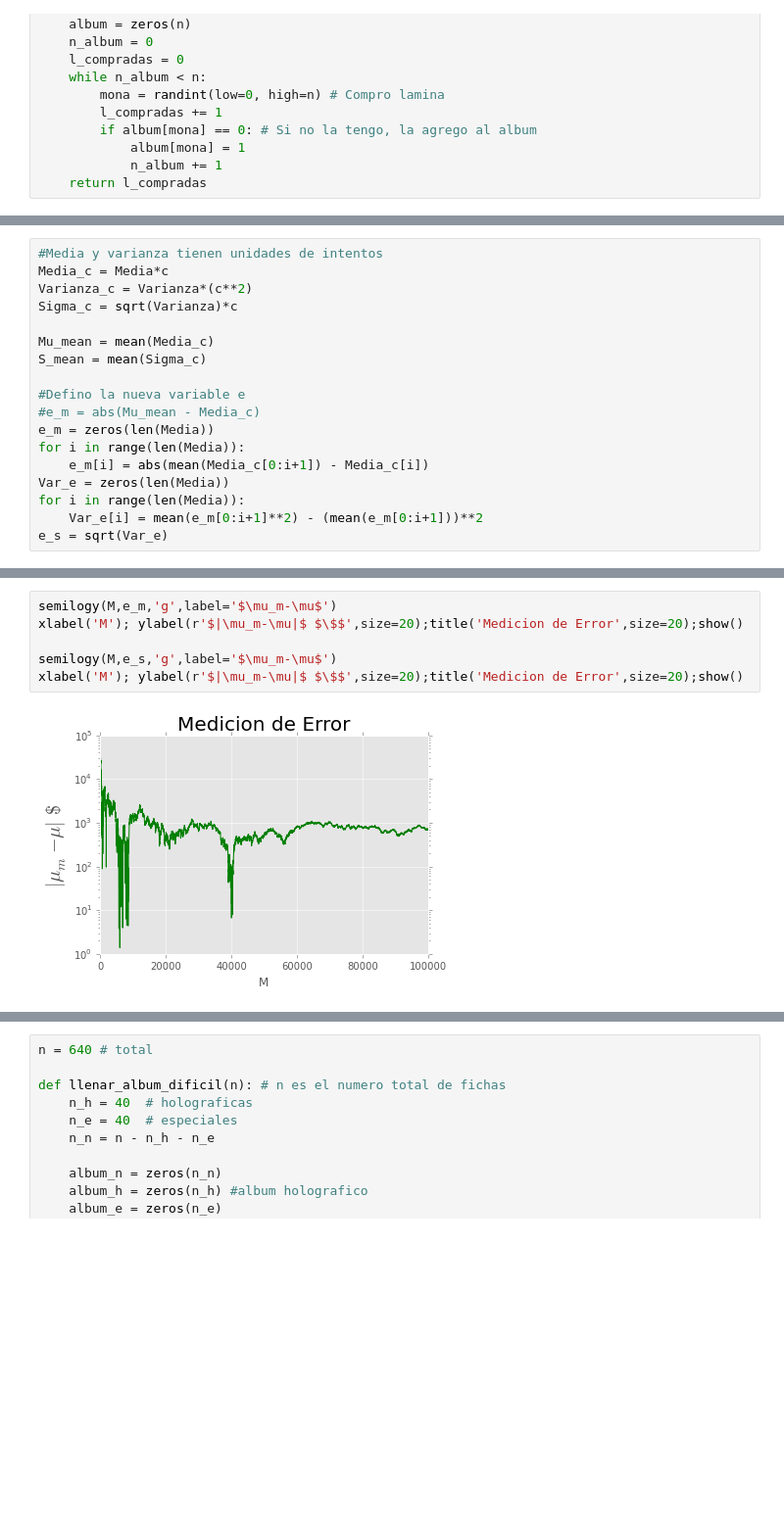
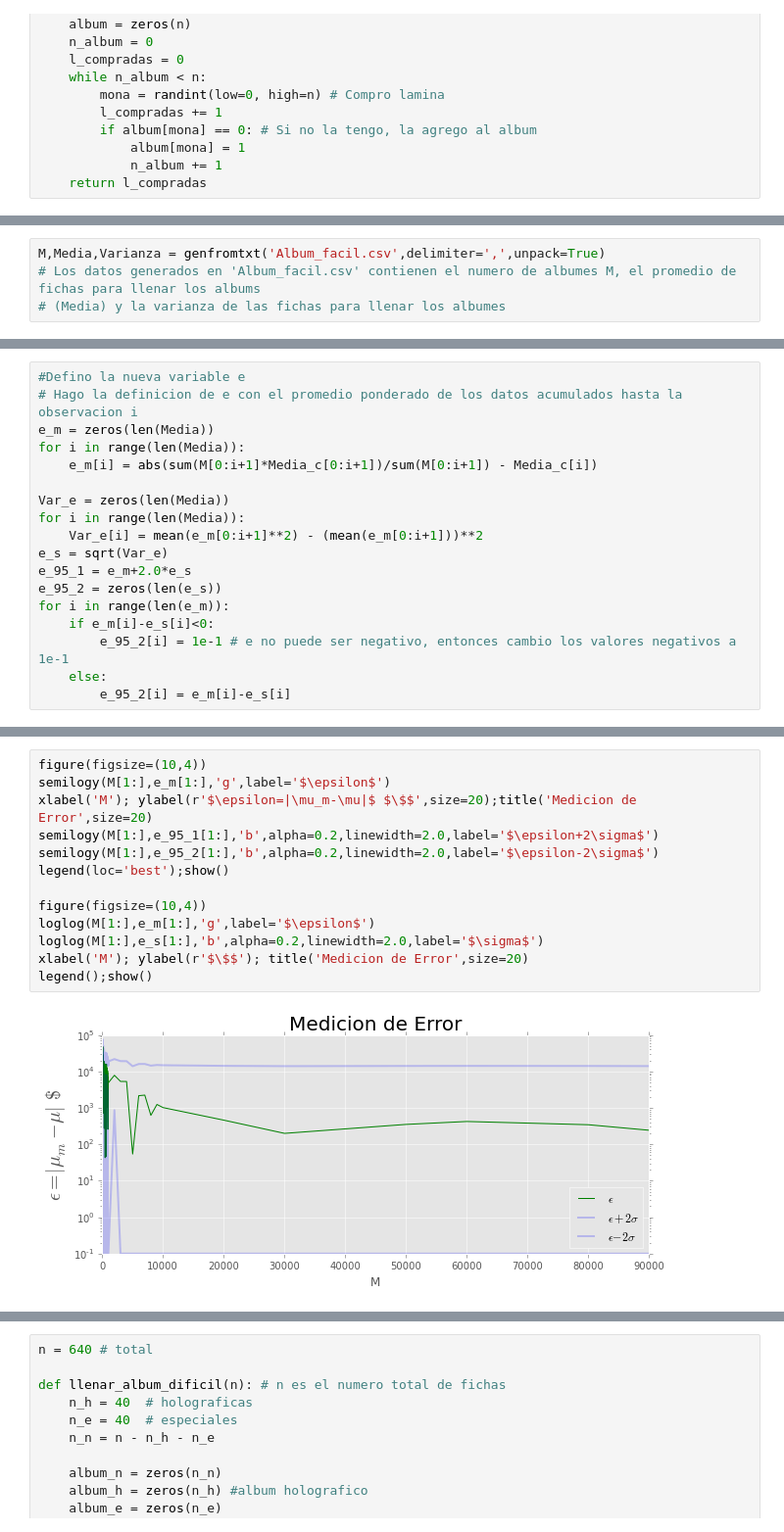
Before and after one commit to JC-AlfonsoR/CM20151_HW7_AlfonsoOrtiz, a Jupyter notebook: P1_Album_mundial/P1_Album_mundial.ipynb, the cells around one changed output, grey strips where cells are left out. Shown at 98% size. Cells and saved outputs as stored; diff of their text form; blank space fills up the shorter version.

```diff
--- a/P1_Album_mundial/P1_Album_mundial.ipynb
+++ b/P1_Album_mundial/P1_Album_mundial.ipynb
@@ -103,0 +33,4 @@ M,Media,Varianza = genfromtxt('Data.csv',delimiter=',',unpack=True)
+# %%
+M,Media,Varianza = genfromtxt('Album_facil.csv',delimiter=',',unpack=True)
+# Los datos generados en 'Album_facil.csv' contienen el numero de albumes M, el promedio de fichas para llenar los albums
+# (Media) y la varianza de las fichas para llenar los albumes
@@ -110,20 +70,20 @@ $$\mu=E[X]$$
 $$\rightarrow Var[\epsilon]=E[\epsilon^2]-\mu^2$$
 $$\mu=E[\epsilon]$$
 # %%
-#Media y varianza tienen unidades de intentos
-Media_c = Media*c
-Varianza_c = Varianza*(c**2)
-Sigma_c = sqrt(Varianza)*c
-
-Mu_mean = mean(Media_c)
-S_mean = mean(Sigma_c)
-
 #Defino la nueva variable e
-#e_m = abs(Mu_mean - Media_c)
+# Hago la definicion de e con el promedio ponderado de los datos acumulados hasta la observacion i
 e_m = zeros(len(Media))
 for i in range(len(Media)):
-    e_m[i] = abs(mean(Media_c[0:i+1]) - Media_c[i])
+    e_m[i] = abs(sum(M[0:i+1]*Media_c[0:i+1])/sum(M[0:i+1]) - Media_c[i])
+
 Var_e = zeros(len(Media))
 for i in range(len(Media)):
     Var_e[i] = mean(e_m[0:i+1]**2) - (mean(e_m[0:i+1]))**2
 e_s = sqrt(Var_e)
+e_95_1 = e_m+2.0*e_s
+e_95_2 = zeros(len(e_s))
+for i in range(len(e_m)):
+    if e_m[i]-e_s[i]<0:
+        e_95_2[i] = 1e-1 # e no puede ser negativo, entonces cambio los valores negativos a 1e-1
+    else:
+        e_95_2[i] = e_m[i]-e_s[i]
@@ -141,8 +90,15 @@ title('Costo de llenar el album')
 # %%
-semilogy(M,e_m,'g',label='$\mu_m-\mu$')
-xlabel('M'); ylabel(r'$|\mu_m-\mu|$ $\$$',size=20);title('Medicion de Error',size=20);show()
+figure(figsize=(10,4))
+semilogy(M[1:],e_m[1:],'g',label='$\epsilon$')
+xlabel('M'); ylabel(r'$\epsilon=|\mu_m-\mu|$ $\$$',size=20);title('Medicion de Error',size=20)
+semilogy(M[1:],e_95_1[1:],'b',alpha=0.2,linewidth=2.0,label='$\epsilon+2\sigma$')
+semilogy(M[1:],e_95_2[1:],'b',alpha=0.2,linewidth=2.0,label='$\epsilon-2\sigma$')
+legend(loc='best');show()
 
-semilogy(M,e_s,'g',label='$\mu_m-\mu$')
-xlabel('M'); ylabel(r'$|\mu_m-\mu|$ $\$$',size=20);title('Medicion de Error',size=20);show()
+figure(figsize=(10,4))
+loglog(M[1:],e_m[1:],'g',label='$\epsilon$')
+loglog(M[1:],e_s[1:],'b',alpha=0.2,linewidth=2.0,label='$\sigma$')
+xlabel('M'); ylabel(r'$\$$'); title('Medicion de Error',size=20)
+legend();show()
 # %% [output]
-[figure, old version]
+[figure, new version]
```
Also changed, not shown: parts of 34 cells of this notebook, 1 other file.
